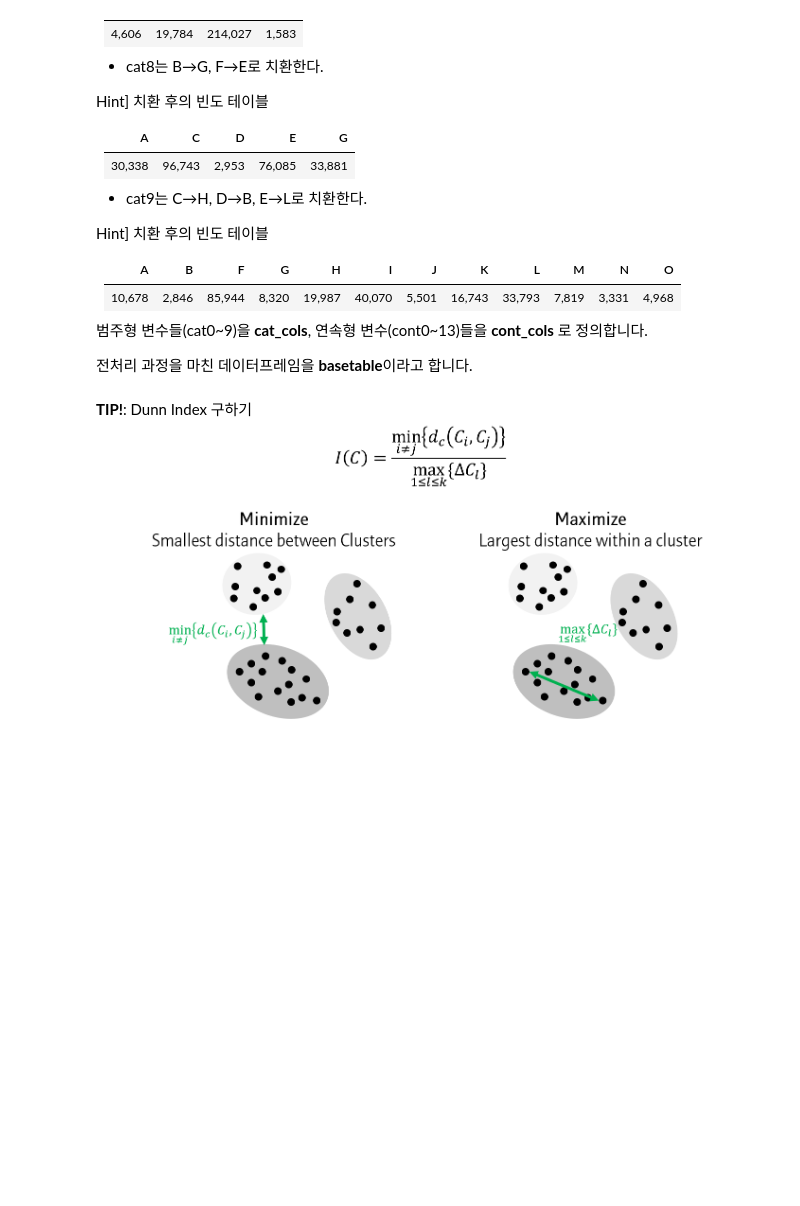
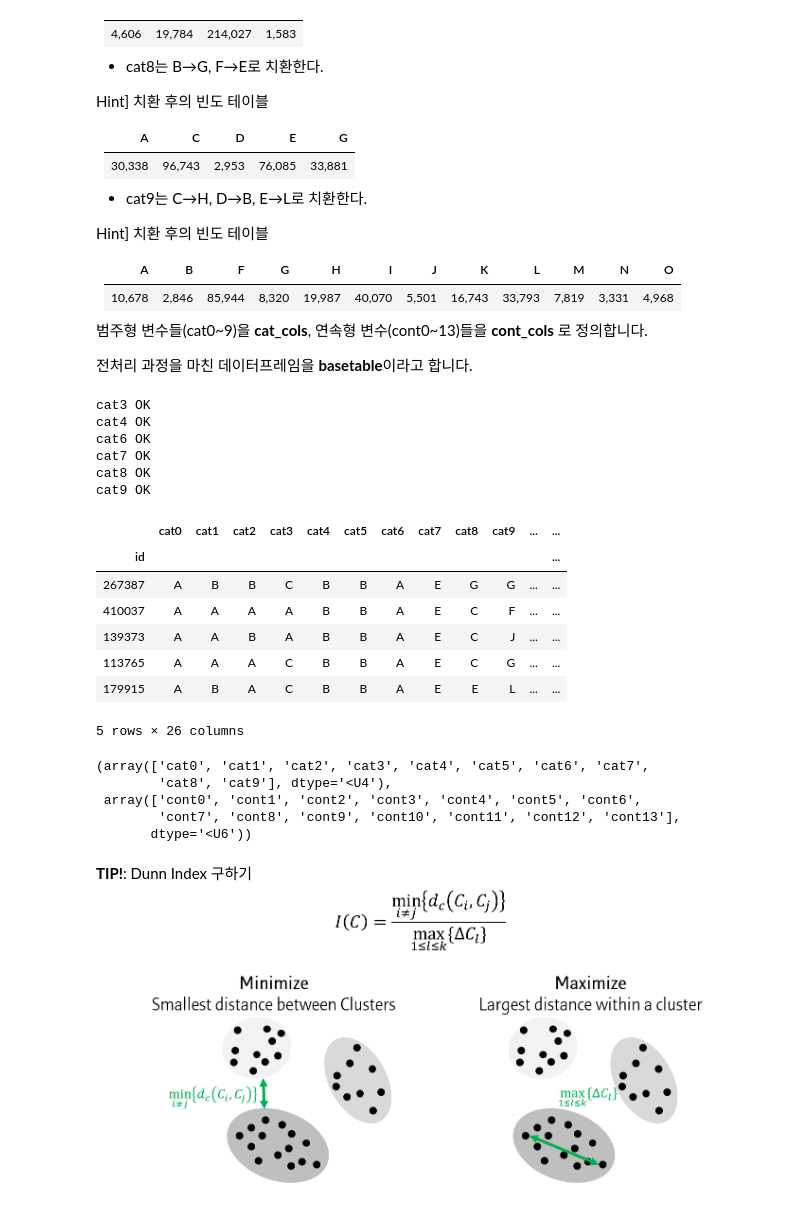
Before and after one commit to sunkusun9/DS_lv3_2511_2, a Jupyter notebook: sec_ds_lv3_prob2_prob.ipynb, the cells around one changed output. Cells and saved outputs as stored; diff of their text form; code cells hidden in the pictures; blank space fills up the shorter version.

```diff
--- a/sec_ds_lv3_prob2_prob.ipynb
+++ b/sec_ds_lv3_prob2_prob.ipynb
@@ -147,6 +185,53 @@ Hint] 치환 후의 빈도 테이블
 범주형 변수들(cat0\~9)을 **cat_cols**, 연속형 변수(cont0\~13)들을 **cont_cols** 로 정의합니다.
 
 전처리 과정을 마친 데이터프레임을 **basetable**이라고 합니다.
+# %%
+repl_list = [
+    ('cat3', {'B': 'C'}, [83634, 147361, 9005]),
+    ('cat4', {'A': 'B', 'D': 'B'}, [239397, 603]),
+    ('cat6', {'D': 'A', 'E': 'B', 'G': 'C', 'H': 'B', 'I': 'A'}, [234203, 5145, 652]),
+    ('cat7', {'A': 'B', 'C': 'B', 'F': 'D', 'I': 'B'}, [4606, 19784, 214027, 1583]),
+    ('cat8', {'B': 'G', 'F': 'E'}, [30338, 96743, 2953, 76085, 33881]),
+    ('cat9', {'C': 'H', 'D': 'B', 'E': 'L'}, [10678, 2846, 85944, 8320, 19987, 40070, 5501, 16743, 33793, 7819, 3331, 4968])
+]
+for c, d, cnt in repl_list:
+    s_repl = df_train[c].replace(d)
+    s_cnt = s_repl.value_counts().sort_index()
+    if len(s_cnt) == len(cnt) and (s_cnt == cnt).all():
+        print(c, "OK")
+        df_train[c] = s_repl
+    else:
+        print(c, d, cnt, s_cnt)
+        break
+# %% [output]
+cat3 OK
+cat4 OK
+cat6 OK
+cat7 OK
+cat8 OK
+cat9 OK
+# %%
+# 범주형 변수들(cat0~9)을 cat_cols, 연속형 변수(cont0~13)들을 cont_cols 로 정의합니다.
+cat_cols = ['cat{}'.format(i) for i in range(10)]
+cont_cols = ['cont{}'.format(i) for i in range(14)]
+# 전처리 과정을 마친 데이터프레임을 basetable이라고 합니다.
+df_basetable = df_train.copy()
+display(df_basetable.head())
+np.array(cat_cols), np.array(cont_cols)
+# %% [output]
+|  | cat0 | cat1 | cat2 | cat3 | cat4 | cat5 | cat6 | cat7 | cat8 | cat9 | ... | ... |
+| id |  |  |  |  |  |  |  |  |  |  |  | ... |
+| 267387 | A | B | B | C | B | B | A | E | G | G | ... | ... |
+| 410037 | A | A | A | A | B | B | A | E | C | F | ... | ... |
+| 139373 | A | A | B | A | B | B | A | E | C | J | ... | ... |
+| 113765 | A | A | A | C | B | B | A | E | C | G | ... | ... |
+| 179915 | A | B | A | C | B | B | A | E | E | L | ... | ... |
+5 rows × 26 columns
+(array(['cat0', 'cat1', 'cat2', 'cat3', 'cat4', 'cat5', 'cat6', 'cat7',
+        'cat8', 'cat9'], dtype='<U4'),
+ array(['cont0', 'cont1', 'cont2', 'cont3', 'cont4', 'cont5', 'cont6',
+        'cont7', 'cont8', 'cont9', 'cont10', 'cont11', 'cont12', 'cont13'],
+       dtype='<U6'))
 # %% [markdown]
 **TIP!**: Dunn Index 구하기
 ![image.png](embedded-picture-1)
```
Also changed, not shown: parts of 17 cells of this notebook.
